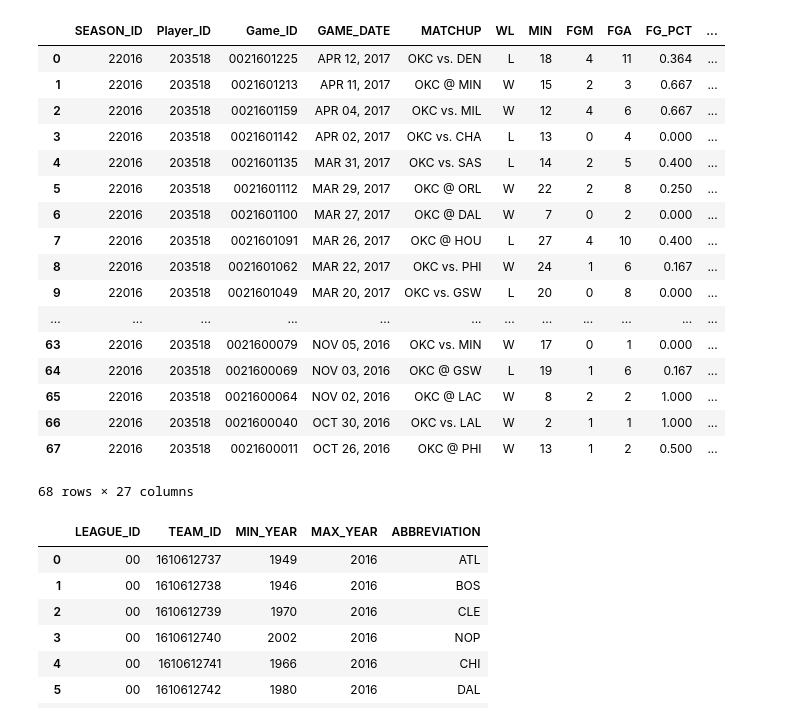
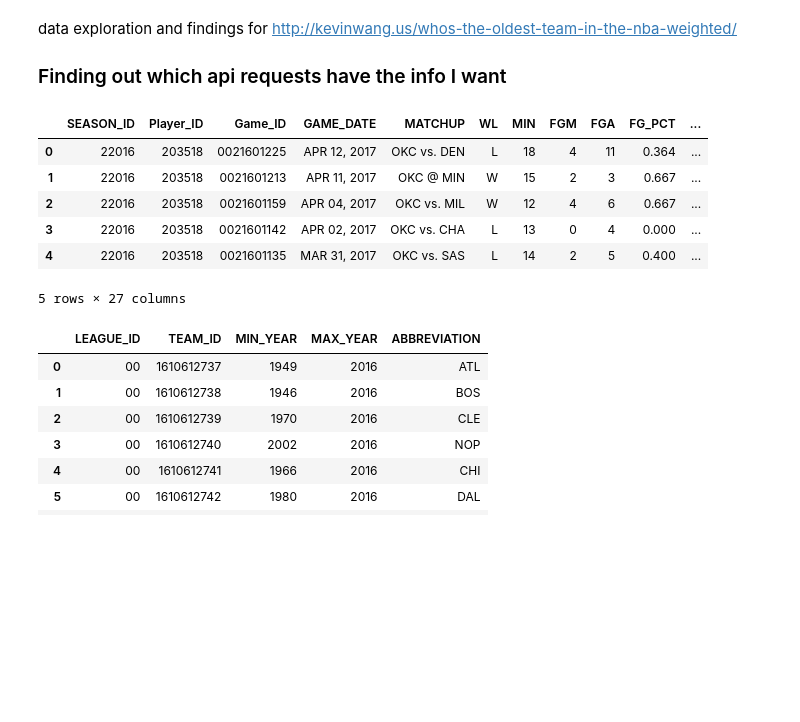
Before and after one commit to VitamintK/nba-weighted-metrics, a Jupyter notebook: Untitled.ipynb, the cells around one changed output. Saved outputs shown, nothing was run; the diff lists cells and outputs as text; code cells hidden in the pictures; blank space fills up the shorter version.

```diff
--- a/Untitled.ipynb
+++ b/Untitled.ipynb
@@ -1,30 +1,23 @@
 # %%
 import nba_py
+# %% [markdown]
+data exploration and findings for http://kevinwang.us/whos-the-oldest-team-in-the-nba-weighted/
+
+### Finding out which api requests have the info I want
 # %%
 #from nba_py import game
 # %%
 from nba_py import player
 # %%
-player.PlayerGameLogs(player.PlayerList().info().iloc[0]).info()
+player.PlayerGameLogs(player.PlayerList().info().iloc[0]).info().head()
 # %% [output]
 |  | SEASON_ID | Player_ID | Game_ID | GAME_DATE | MATCHUP | WL | MIN | FGM | FGA | FG_PCT | ... |
 | 0 | 22016 | 203518 | 0021601225 | APR 12, 2017 | OKC vs. DEN | L | 18 | 4 | 11 | 0.364 | ... |
 | 1 | 22016 | 203518 | 0021601213 | APR 11, 2017 | OKC @ MIN | W | 15 | 2 | 3 | 0.667 | ... |
 | 2 | 22016 | 203518 | 0021601159 | APR 04, 2017 | OKC vs. MIL | W | 12 | 4 | 6 | 0.667 | ... |
 | 3 | 22016 | 203518 | 0021601142 | APR 02, 2017 | OKC vs. CHA | L | 13 | 0 | 4 | 0.000 | ... |
 | 4 | 22016 | 203518 | 0021601135 | MAR 31, 2017 | OKC vs. SAS | L | 14 | 2 | 5 | 0.400 | ... |
-| 5 | 22016 | 203518 | 0021601112 | MAR 29, 2017 | OKC @ ORL | W | 22 | 2 | 8 | 0.250 | ... |
-| 6 | 22016 | 203518 | 0021601100 | MAR 27, 2017 | OKC @ DAL | W | 7 | 0 | 2 | 0.000 | ... |
-| 7 | 22016 | 203518 | 0021601091 | MAR 26, 2017 | OKC @ HOU | L | 27 | 4 | 10 | 0.400 | ... |
-| 8 | 22016 | 203518 | 0021601062 | MAR 22, 2017 | OKC vs. PHI | W | 24 | 1 | 6 | 0.167 | ... |
-| 9 | 22016 | 203518 | 0021601049 | MAR 20, 2017 | OKC vs. GSW | L | 20 | 0 | 8 | 0.000 | ... |
-| ... | ... | ... | ... | ... | ... | ... | ... | ... | ... | ... | ... |
-| 63 | 22016 | 203518 | 0021600079 | NOV 05, 2016 | OKC vs. MIN | W | 17 | 0 | 1 | 0.000 | ... |
-| 64 | 22016 | 203518 | 0021600069 | NOV 03, 2016 | OKC @ GSW | L | 19 | 1 | 6 | 0.167 | ... |
-| 65 | 22016 | 203518 | 0021600064 | NOV 02, 2016 | OKC @ LAC | W | 8 | 2 | 2 | 1.000 | ... |
-| 66 | 22016 | 203518 | 0021600040 | OCT 30, 2016 | OKC vs. LAL | W | 2 | 1 | 1 | 1.000 | ... |
-| 67 | 22016 | 203518 | 0021600011 | OCT 26, 2016 | OKC @ PHI | W | 13 | 1 | 2 | 0.500 | ... |
-68 rows × 27 columns
+5 rows × 27 columns
 # %%
 #g = game.Boxscore("0021601225")
 #g.player_stats()
```
Also changed, not shown: parts of 7 cells of this notebook.
